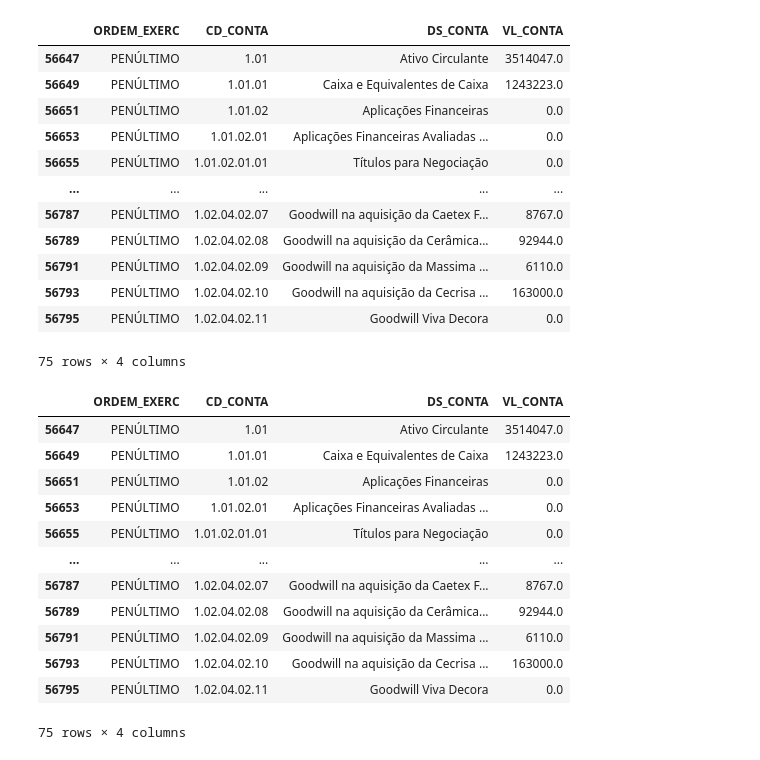
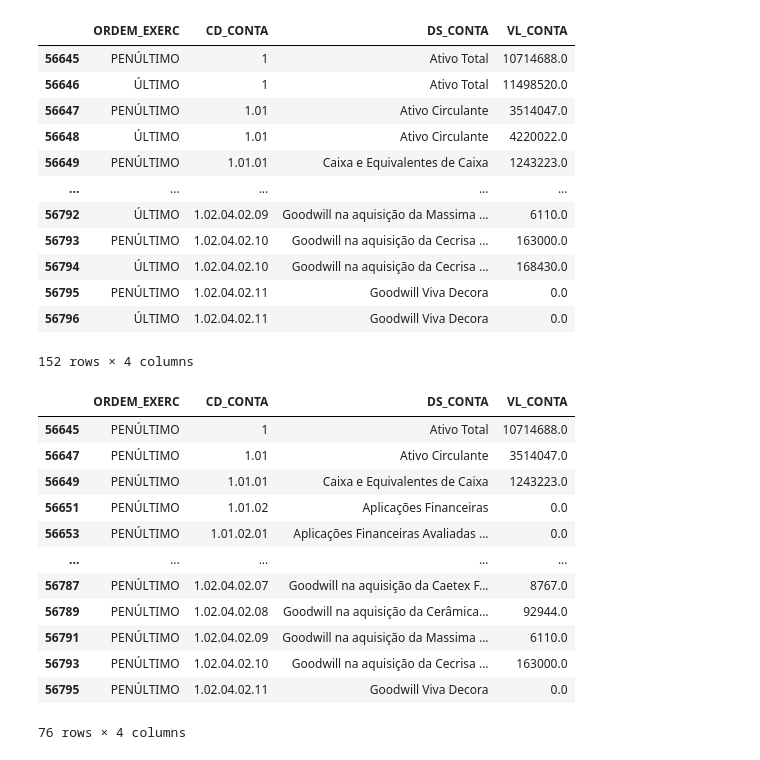
Before and after one commit to Francesco-Ghizzo/Data-Science, a Jupyter notebook: Python/Notebooks/Finance/CVM/CVM-test.ipynb, the cells around one changed output. Saved outputs shown, nothing was run; the diff lists cells and outputs as text; code cells hidden in the pictures.

```diff
--- a/Python/Notebooks/Finance/CVM/CVM-test.ipynb
+++ b/Python/Notebooks/Finance/CVM/CVM-test.ipynb
@@ -13,19 +41,19 @@ df
 # %%
-companhia = df[['ORDEM_EXERC','CD_CONTA','DS_CONTA','VL_CONTA']].copy()
+df = df[['ORDEM_EXERC','CD_CONTA','DS_CONTA','VL_CONTA']].copy()
 # %%
-companhia
+df
 # %% [output]
 |  | ORDEM_EXERC | CD_CONTA | DS_CONTA | VL_CONTA |
+| 56645 | PENÚLTIMO | 1 | Ativo Total | 10714688.0 |
+| 56646 | ÚLTIMO | 1 | Ativo Total | 11498520.0 |
 | 56647 | PENÚLTIMO | 1.01 | Ativo Circulante | 3514047.0 |
+| 56648 | ÚLTIMO | 1.01 | Ativo Circulante | 4220022.0 |
 | 56649 | PENÚLTIMO | 1.01.01 | Caixa e Equivalentes de Caixa | 1243223.0 |
-| 56651 | PENÚLTIMO | 1.01.02 | Aplicações Financeiras | 0.0 |
-| 56653 | PENÚLTIMO | 1.01.02.01 | Aplicações Financeiras Avaliadas ... | 0.0 |
-| 56655 | PENÚLTIMO | 1.01.02.01.01 | Títulos para Negociação | 0.0 |
 | ... | ... | ... | ... | ... |
-| 56787 | PENÚLTIMO | 1.02.04.02.07 | Goodwill na aquisição da Caetex F... | 8767.0 |
-| 56789 | PENÚLTIMO | 1.02.04.02.08 | Goodwill na aquisição da Cerâmica... | 92944.0 |
-| 56791 | PENÚLTIMO | 1.02.04.02.09 | Goodwill na aquisição da Massima ... | 6110.0 |
+| 56792 | ÚLTIMO | 1.02.04.02.09 | Goodwill na aquisição da Massima ... | 6110.0 |
 | 56793 | PENÚLTIMO | 1.02.04.02.10 | Goodwill na aquisição da Cecrisa ... | 163000.0 |
+| 56794 | ÚLTIMO | 1.02.04.02.10 | Goodwill na aquisição da Cecrisa ... | 168430.0 |
 | 56795 | PENÚLTIMO | 1.02.04.02.11 | Goodwill Viva Decora | 0.0 |
+| 56796 | ÚLTIMO | 1.02.04.02.11 | Goodwill Viva Decora | 0.0 |
-75 rows × 4 columns
+152 rows × 4 columns
 # %%
@@ -33,17 +61,17 @@ companhia.drop_duplicates(['CD_CONTA','DS_CONTA'], inplace = True)
 # %%
-companhia
+df
 # %% [output]
 |  | ORDEM_EXERC | CD_CONTA | DS_CONTA | VL_CONTA |
+| 56645 | PENÚLTIMO | 1 | Ativo Total | 10714688.0 |
 | 56647 | PENÚLTIMO | 1.01 | Ativo Circulante | 3514047.0 |
 | 56649 | PENÚLTIMO | 1.01.01 | Caixa e Equivalentes de Caixa | 1243223.0 |
 | 56651 | PENÚLTIMO | 1.01.02 | Aplicações Financeiras | 0.0 |
 | 56653 | PENÚLTIMO | 1.01.02.01 | Aplicações Financeiras Avaliadas ... | 0.0 |
-| 56655 | PENÚLTIMO | 1.01.02.01.01 | Títulos para Negociação | 0.0 |
 | ... | ... | ... | ... | ... |
 | 56787 | PENÚLTIMO | 1.02.04.02.07 | Goodwill na aquisição da Caetex F... | 8767.0 |
 | 56789 | PENÚLTIMO | 1.02.04.02.08 | Goodwill na aquisição da Cerâmica... | 92944.0 |
 | 56791 | PENÚLTIMO | 1.02.04.02.09 | Goodwill na aquisição da Massima ... | 6110.0 |
 | 56793 | PENÚLTIMO | 1.02.04.02.10 | Goodwill na aquisição da Cecrisa ... | 163000.0 |
 | 56795 | PENÚLTIMO | 1.02.04.02.11 | Goodwill Viva Decora | 0.0 |
-75 rows × 4 columns
+76 rows × 4 columns
 # %%
```
Also changed, not shown: parts of 38 cells of this notebook, 1 other file.
